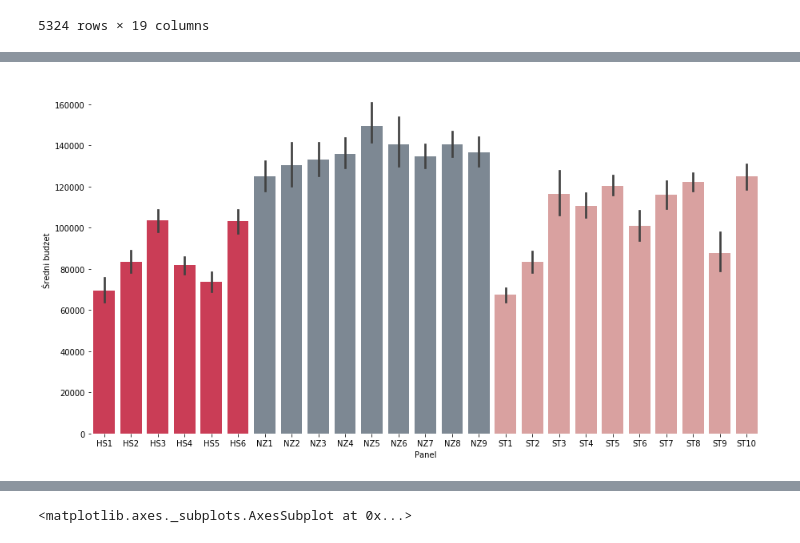
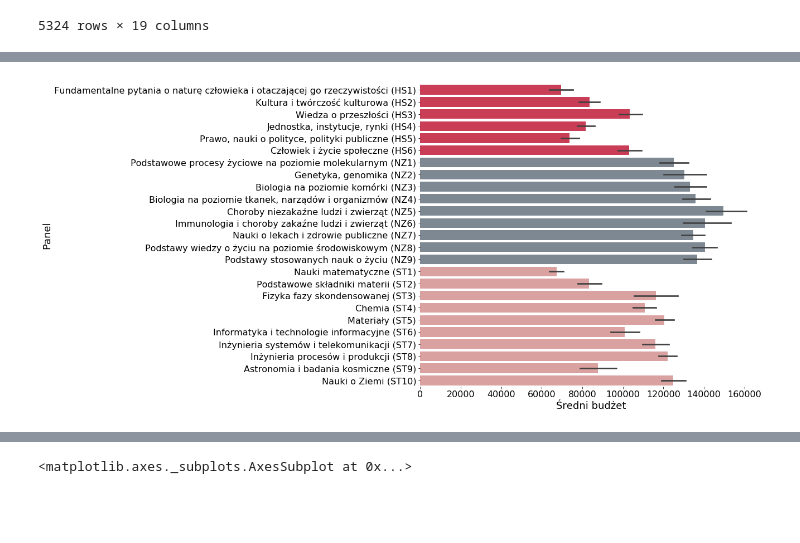
Before and after one commit to wawrzenczyka/WD1, a Jupyter notebook: subpanel/chart.ipynb, the cells around one changed output, grey strips where cells are left out. Saved outputs shown, nothing was run; the diff lists cells and outputs as text; code cells hidden in the pictures; blank space fills up the shorter version.

Commit message:
fix charts

```diff
--- a/subpanel/chart.ipynb
+++ b/subpanel/chart.ipynb
@@ -27,0 +61,3 @@ df
+# %%
+pdf = pd.read_csv(r'..\data\preludium_with_additional_info.csv')
+pdf
@@ -27,0 +83,4 @@ df
+# %%
+for i in range(len(order)):
+    print(f'{order[i]}, {panele[i]}')
+    pdf = pdf.replace(order[i], panele[i])
@@ -28,22 +126,25 @@ df
 # %%
-plt.figure(figsize=(15,8))
+plt.figure(figsize=(11,10))
 hs = ["#E12647" for x  in range(6)]
 nz = ["#798897" for x  in range(9)]
 st = ["#E29897" for x  in range(10)]
 allcls = hs+nz+st
 ho = ['HS'+str(i+1) for i in range(6)]
 nz = ['NZ'+str(i+1) for i in range(9)]
 st = ['ST'+str(i+1) for i in range(10)]
 order =ho+nz+st
-sns.barplot(x='subpanel', y='budget',data=df,palette=allcls,order=order )
-plt.xlabel('Panel')
-plt.ylabel('Średni budżet')
+sns.barplot(x='budget', y='subpanel',data=pdf, palette=allcls, order=panele )
+plt.xlabel('Średni budżet',fontsize=18)
+plt.ylabel('Panel',fontsize=18)
+plt.xticks(fontsize=16)
+plt.yticks(fontsize=16)
+ax = plt.gca()
 sns.despine(top=True, right=True, left=True, bottom=True)
 #plt.title("Średni budżet na panel", fontdict=None, loc='center', pad=None)
-plt.savefig('bar_panels_budgets.png', format='png', bbox_inches='tight')
+plt.savefig('bar_panels_budgets.png', format='png', bbox_inches='tight',transparent=True)
 #25
 # %% [output]
-[figure, old version]
+[figure, new version]
 # %%
 panel_df = df.copy()
 panel_df["subpanel"] =panel_df["subpanel"].str.replace('\d+', '')
```
Also changed, not shown: parts of 5 cells of this notebook, 2 other files.
